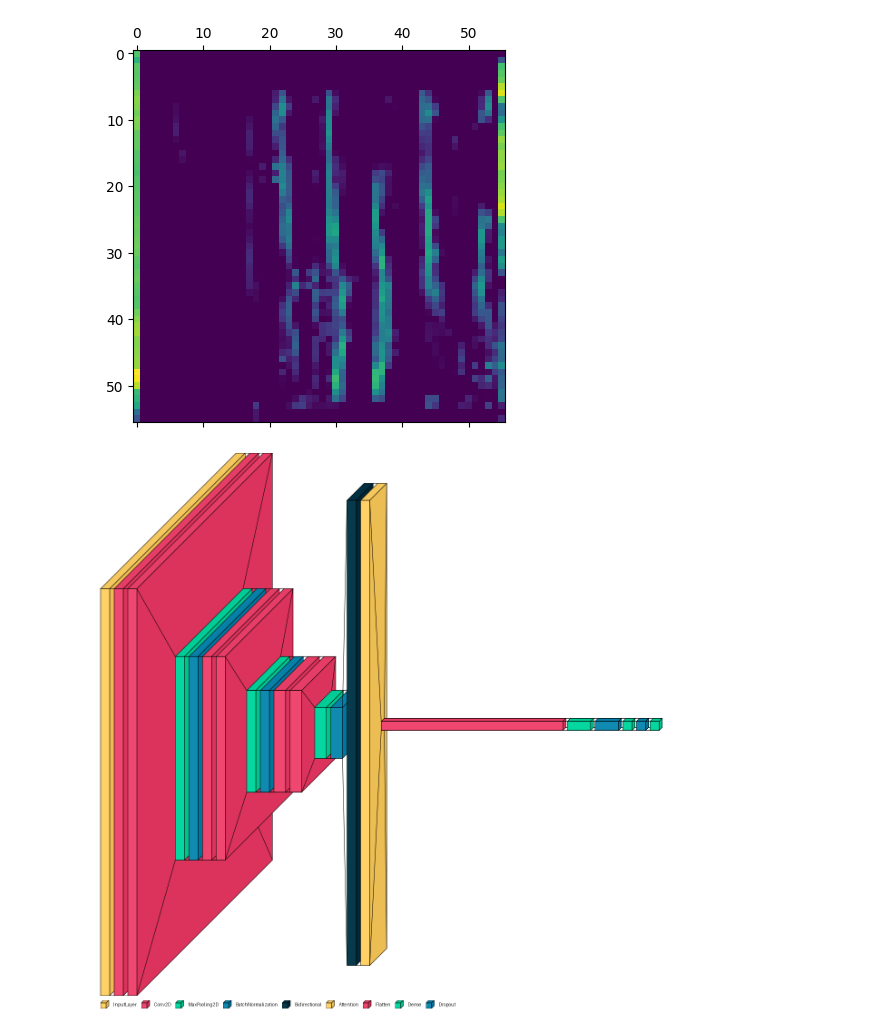
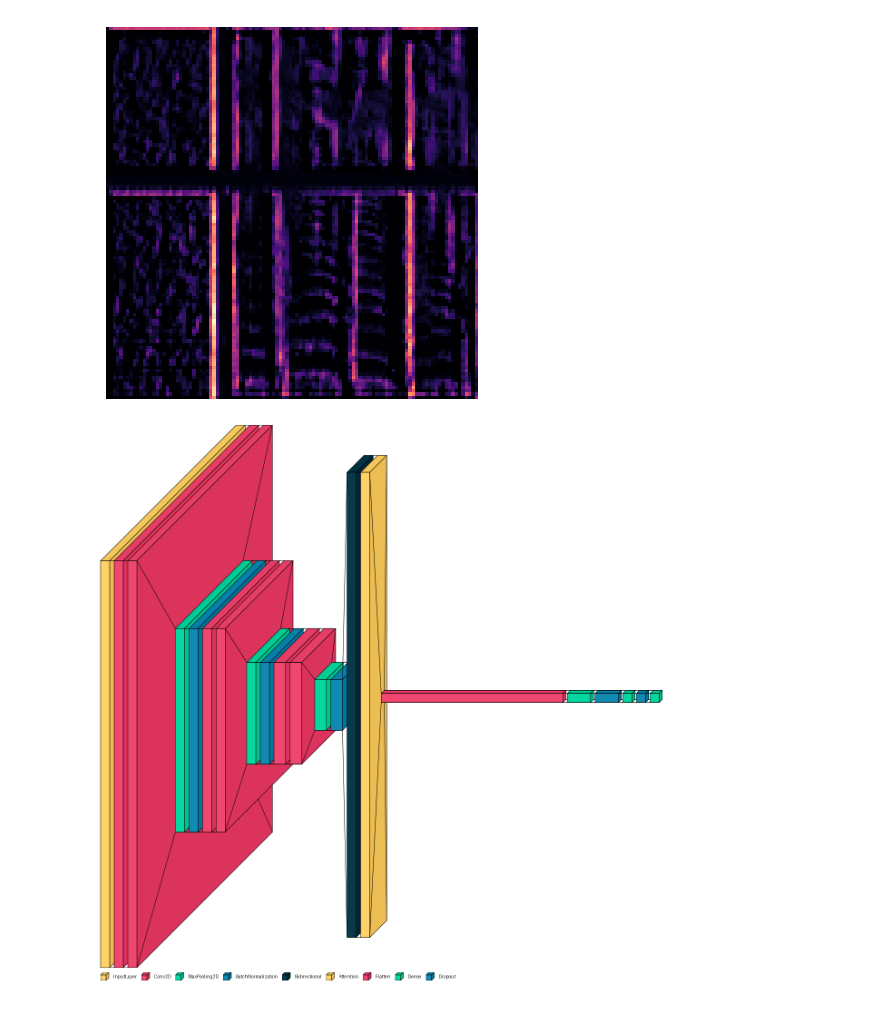
Before and after one commit to justanotherinternetguy/XSpeech, a Jupyter notebook: model/activation_map.ipynb, the cells around one changed output. Saved outputs shown, nothing was run; the diff lists cells and outputs as text; code cells hidden in the pictures.

```diff
--- a/model/activation_map.ipynb
+++ b/model/activation_map.ipynb
@@ -27,4 +27,4 @@ To enable the following instructions: AVX2 FMA, in other operations, rebuild Ten
 # %%
 from tensorflow.keras.utils import plot_model
 # %%
-vgg_model = tf.keras.models.load_model('./model_wordrep/')
+vgg_model = tf.keras.models.load_model('./model_wordrep_AUGMENT/')
@@ -50,11 +57,12 @@ vgg_model = tf.keras.models.load_model('./model_wordrep/')
 
 #            show_layer_names=True)
 # %%
-desired_layer = 'conv2d_4'
+desired_layer = 'conv2d_2'
 # %%
 activation_model = Model(inputs=vgg_model.input, outputs=vgg_model.get_layer(desired_layer).output)
 # %%
-img_path = '/home/alien/Git/DATA/mel_spects_wordrep/HeStutters_1_13_stutter.jpg'
+
+img_path = '/home/alien/Git/DATA/mel_specaugment_wordrep/HeStutters_0_1_fluent.jpg'
 # img_path = '/home/alien/Git/DATA/mel_spects_prolongation/HeStutters_0_37_stutter.jpg'
 
 img = image.load_img(img_path, target_size=(224, 224))
@@ -66,6 +74,9 @@ x = tf.keras.applications.vgg16.preprocess_input(x)
 activations = activation_model.predict(x)
 
 # Visualize the activation map
-plt.matshow(activations[0, :, :, 0], cmap='viridis') # You can change the index (0) to visualize different feature maps
+plt.matshow(activations[0, :, :, 4], cmap='magma') # You can change the index (0) to visualize different feature maps
+plt.axis('off')  # Turn off axis
+plt.tight_layout(pad=0)  # Remove padding
 plt.show()
+plt.show()
 # %% [output]
@@ -75,4 +84,4 @@ plt.show()
-[figure, old version]
+[figure, new version]
 # %%
 from tensorflow.keras.layers import Dropout, Flatten, Dense, Input, AveragePooling2D, Attention, Reshape, TimeDistributed, Bidirectional, LSTM, GRU
 visualkeras.layered_view(vgg_model, type_ignore=[TimeDistributed], legend=True)
```
Also changed, not shown: parts of 4 cells of this notebook, 5 other files.
